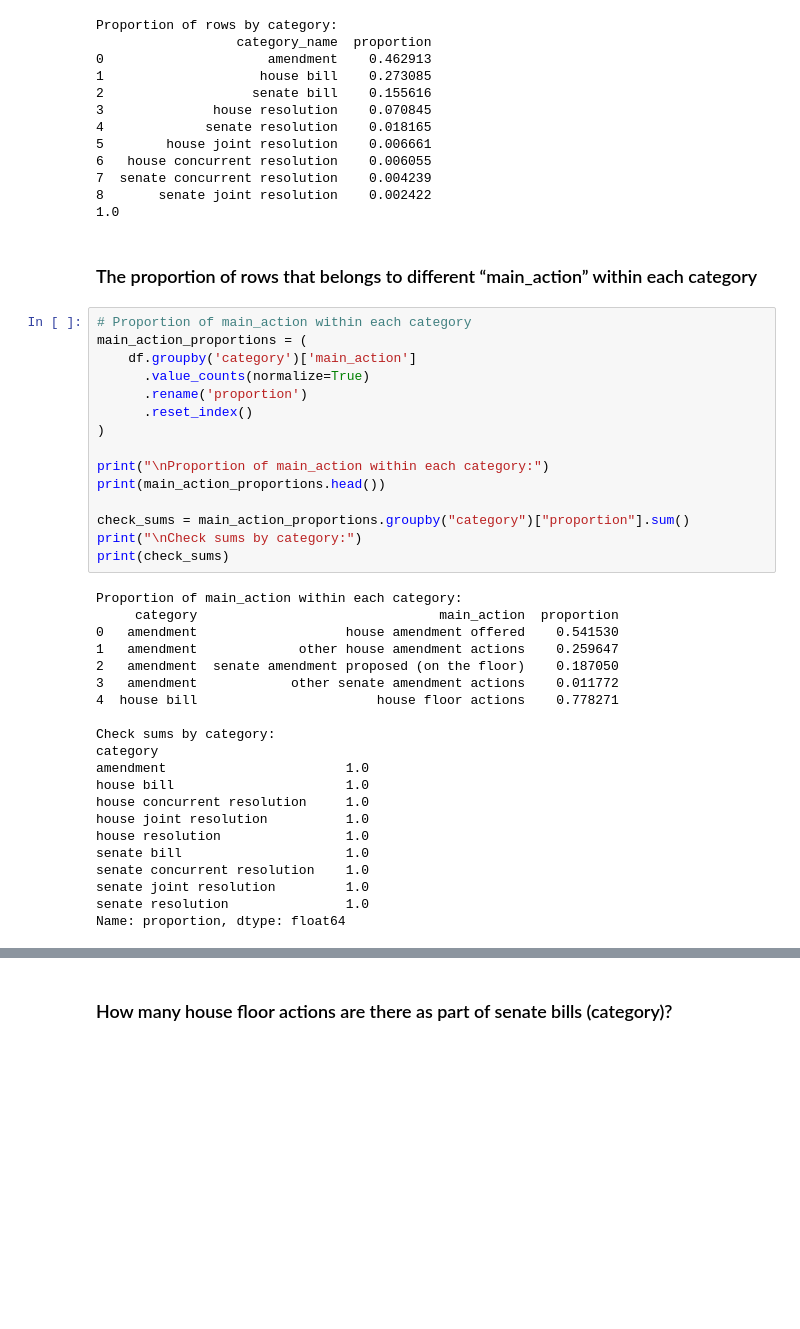
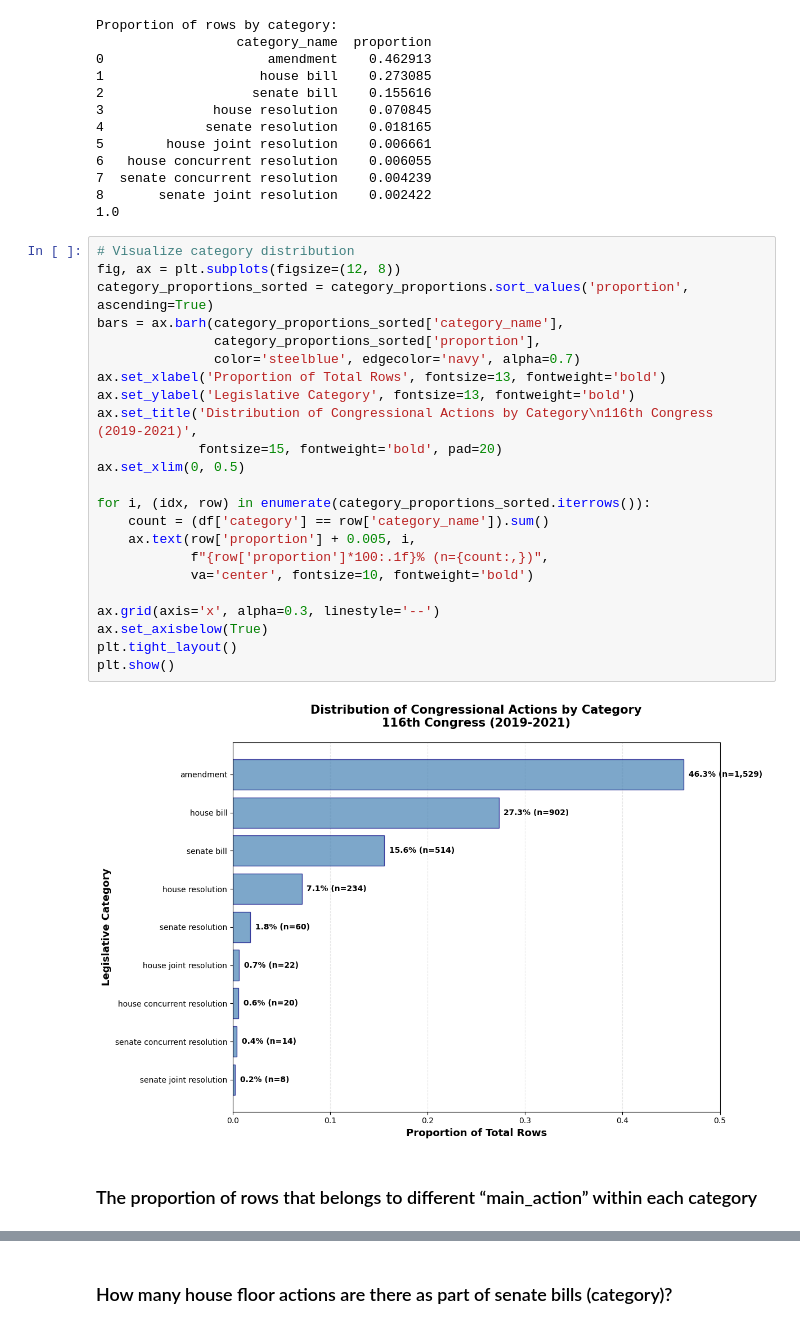
Before and after one commit to Kwatcho/datasci530fall2025, a Jupyter notebook: Homeworks/KM_HW4.ipynb, the cells around one changed output, grey strips where cells are left out. Cells and saved outputs as stored; diff of their text form; blank space fills up the shorter version.

```diff
--- a/Homeworks/KM_HW4.ipynb
+++ b/Homeworks/KM_HW4.ipynb
@@ -54,41 +78,30 @@ Proportion of rows by category:
 7  senate concurrent resolution    0.004239
 8       senate joint resolution    0.002422
 1.0
+# %%
+# Visualize category distribution
+fig, ax = plt.subplots(figsize=(12, 8))
+category_proportions_sorted = category_proportions.sort_values('proportion', ascending=True)
+bars = ax.barh(category_proportions_sorted['category_name'],
+               category_proportions_sorted['proportion'],
+               color='steelblue', edgecolor='navy', alpha=0.7)
+ax.set_xlabel('Proportion of Total Rows', fontsize=13, fontweight='bold')
+ax.set_ylabel('Legislative Category', fontsize=13, fontweight='bold')
+ax.set_title('Distribution of Congressional Actions by Category\n116th Congress (2019-2021)',
+             fontsize=15, fontweight='bold', pad=20)
+ax.set_xlim(0, 0.5)
+
+for i, (idx, row) in enumerate(category_proportions_sorted.iterrows()):
+    count = (df['category'] == row['category_name']).sum()
+    ax.text(row['proportion'] + 0.005, i,
+            f"{row['proportion']*100:.1f}% (n={count:,})",
+            va='center', fontsize=10, fontweight='bold')
+
+ax.grid(axis='x', alpha=0.3, linestyle='--')
+ax.set_axisbelow(True)
+plt.tight_layout()
+plt.show()
+# %% [output]
+[figure, added]
 # %% [markdown]
 ### The proportion of rows that belongs to different “main_action” within each category
-# %%
-# Proportion of main_action within each category
-main_action_proportions = (
-    df.groupby('category')['main_action']
-      .value_counts(normalize=True)
-      .rename('proportion')
-      .reset_index()
-)
-
-print("\nProportion of main_action within each category:")
-print(main_action_proportions.head())
-
-check_sums = main_action_proportions.groupby("category")["proportion"].sum()
-print("\nCheck sums by category:")
-print(check_sums)
-# %% [output]
-Proportion of main_action within each category:
-     category                               main_action  proportion
-0   amendment                   house amendment offered    0.541530
-1   amendment             other house amendment actions    0.259647
-2   amendment  senate amendment proposed (on the floor)    0.187050
-3   amendment            other senate amendment actions    0.011772
-4  house bill                       house floor actions    0.778271
-
-Check sums by category:
-category
-amendment                       1.0
-house bill                      1.0
-house concurrent resolution     1.0
-house joint resolution          1.0
-house resolution                1.0
-senate bill                     1.0
-senate concurrent resolution    1.0
-senate joint resolution         1.0
-senate resolution               1.0
-Name: proportion, dtype: float64
```
Also changed, not shown: parts of 27 cells of this notebook, 1 other file.
